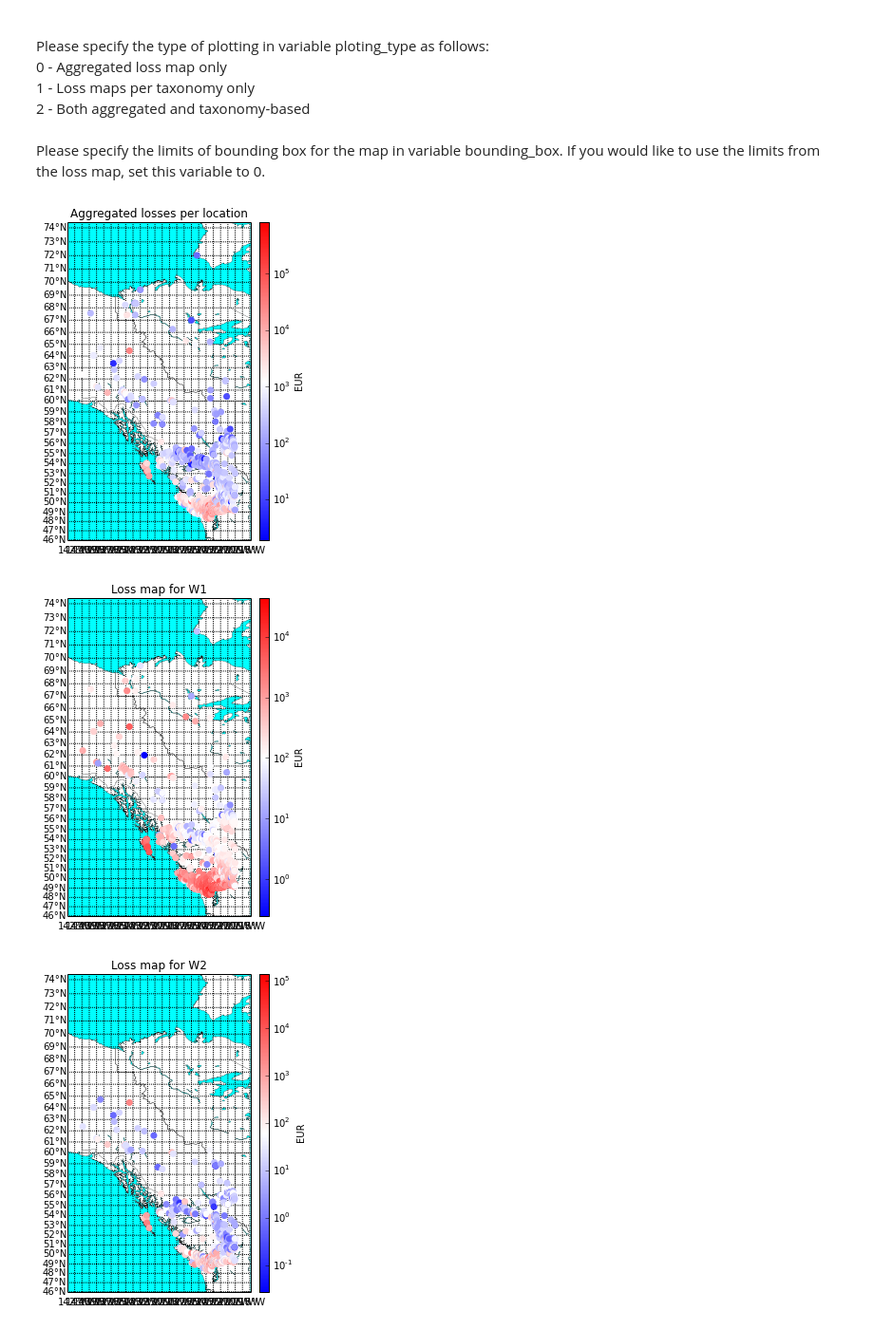
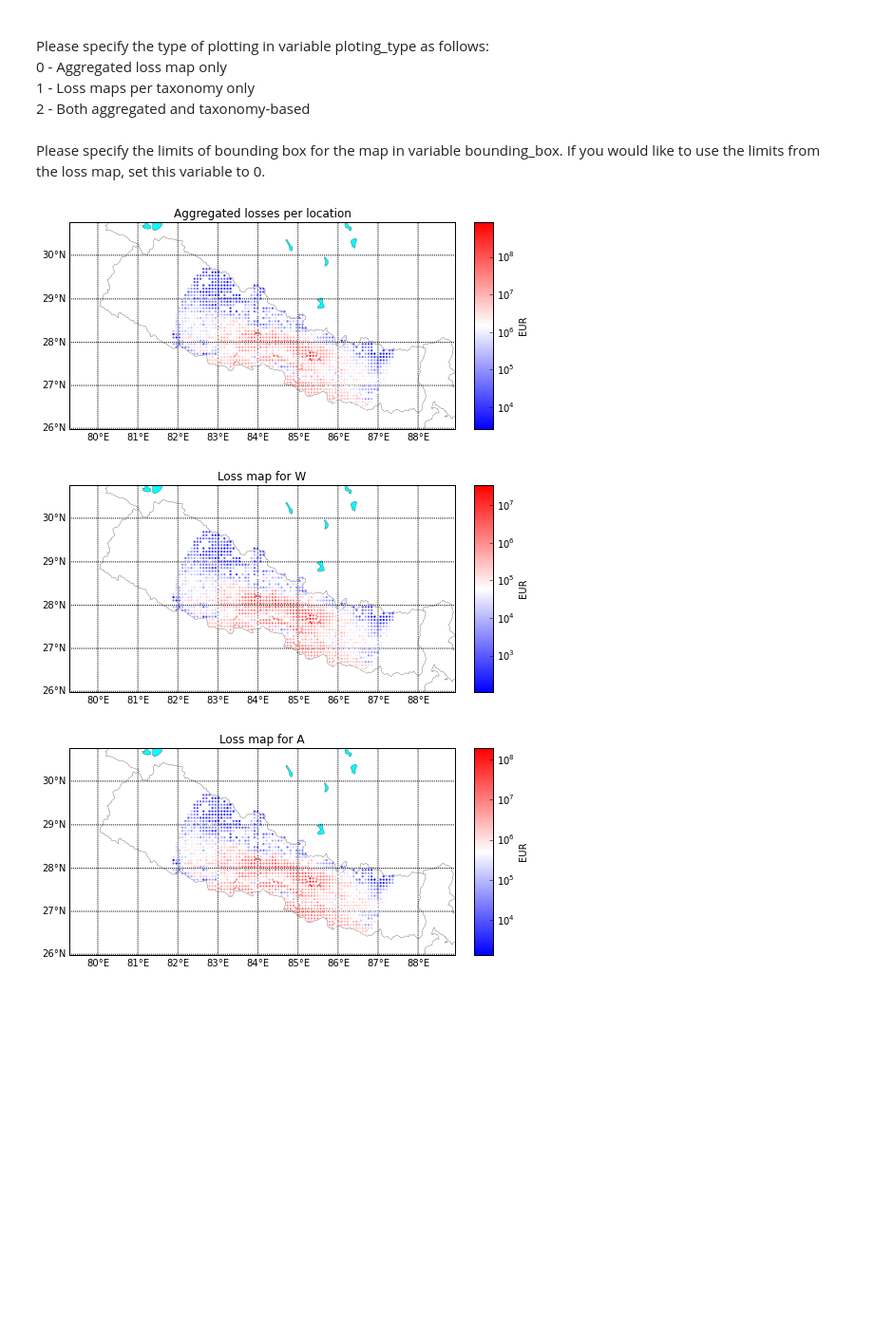
Before and after one commit to GEMScienceTools/rmtk, a Jupyter notebook: rmtk/plotting/risk_maps/plot_risk_maps.ipynb, the cells around one changed output. Shown: that part at 95% size. Drawn from its saved outputs; the diff is of its cells as text; code cells hidden in the pictures; blank space fills up the shorter version.

Commit message:
cleanup sample output files, correct links

```diff
--- a/rmtk/plotting/risk_maps/plot_risk_maps.ipynb
+++ b/rmtk/plotting/risk_maps/plot_risk_maps.ipynb
@@ -11,18 +11,19 @@ Please specify the type of plotting in variable ploting_type as follows:  <br />
 <br />
 Please specify the limits of bounding box for the map in variable bounding_box. If you would like to use the limits from the loss map, set this variable to 0.
 # %%
-import plot_risk_maps as plotter
+%matplotlib inline
+import plot_risk_maps as plotrm
 
 plotting_type = 2
-risk_map = 'loss-maps-1.xml'
+risk_map = '../sample_outputs/scenario_risk/loss-maps-structural.xml'
 bounding_box = 0
-marker_size = 50
+marker_size = 5
 log_scale = True
 export_map_to_csv = True
-exposure_model = 'exposure_west_Canada.xml'
+exposure_model = '../input_models/exposure_model_nepal.xml'
 
-plotter.build_map(plotting_type,risk_map,bounding_box,log_scale,exposure_model,marker_size,export_map_to_csv)
+plotrm.build_map(plotting_type,risk_map,bounding_box,log_scale,exposure_model,marker_size,export_map_to_csv)
 # %% [output]
-[figure, old version]
+[figure, new version]
-[figure, old version]
+[figure, new version]
-[figure, old version]
+[figure, new version]
```
Also changed, not shown: parts of 1 cell of this notebook, 25 other files.
